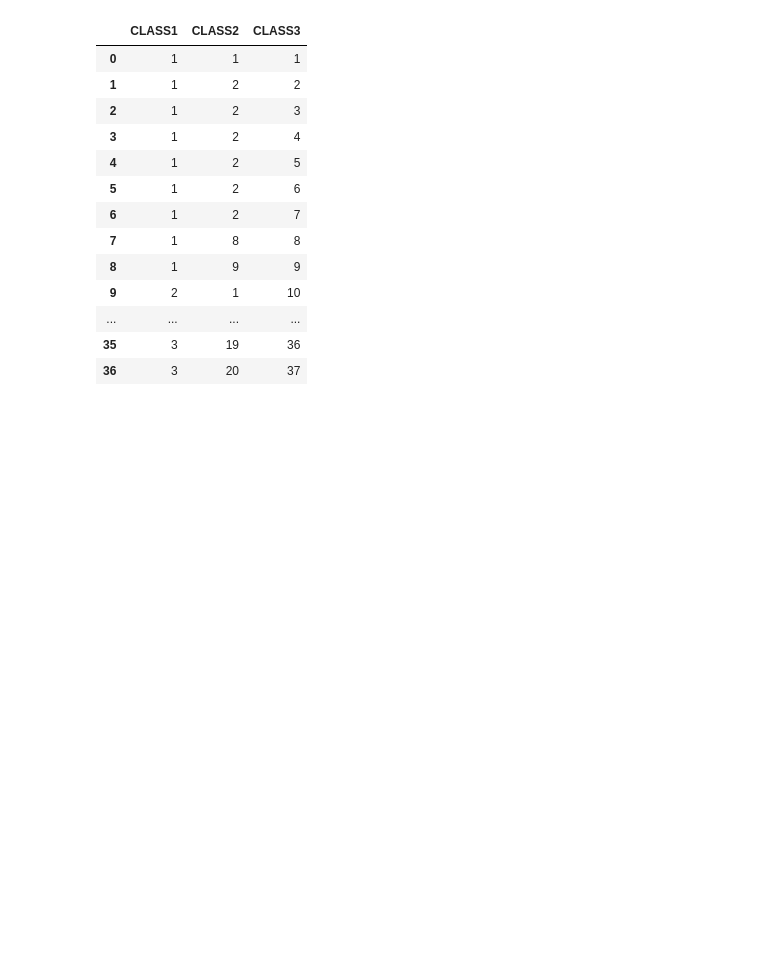
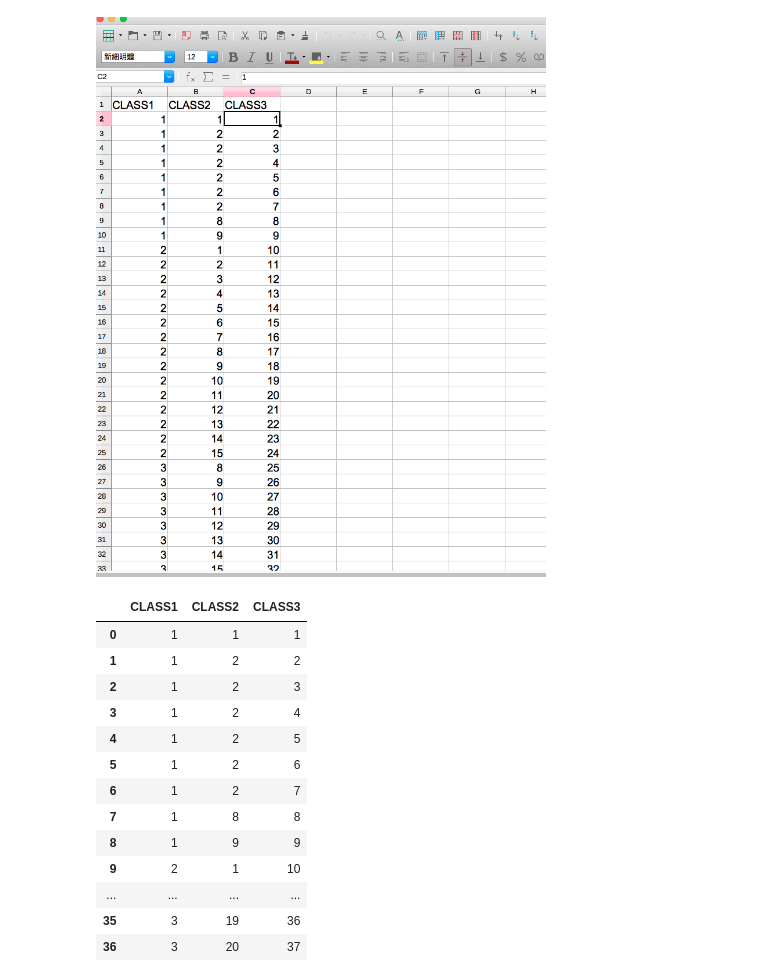
Before and after one commit to BokilaLin/ExcelTransposeAndMergeCell, a Jupyter notebook: ExcelTransposeAndMergeCell.ipynb, the cells around one changed output. Saved outputs shown, nothing was run; the diff lists cells and outputs as text; code cells hidden in the pictures; blank space fills up the shorter version.

Commit message:
add image to notebook

```diff
--- a/ExcelTransposeAndMergeCell.ipynb
+++ b/ExcelTransposeAndMergeCell.ipynb
@@ -5,3 +6,7 @@ import itertools
+# %%
+Image(filename='original.png')
+# %% [output]
+[figure, added]
 # %%
 df = pd.read_excel('PYTHON.xlsx', sheets_name="工作表1")
 # %%
```
Also changed, not shown: parts of 2 cells of this notebook, 1 other file.
